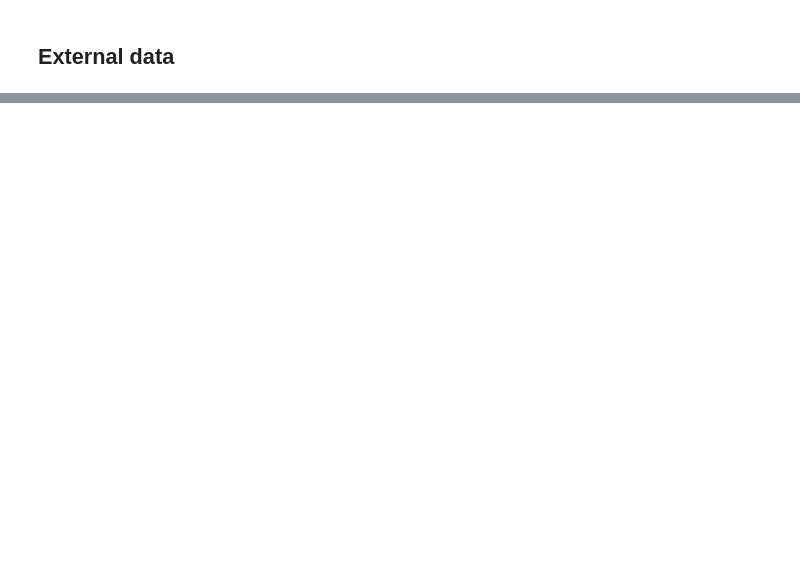
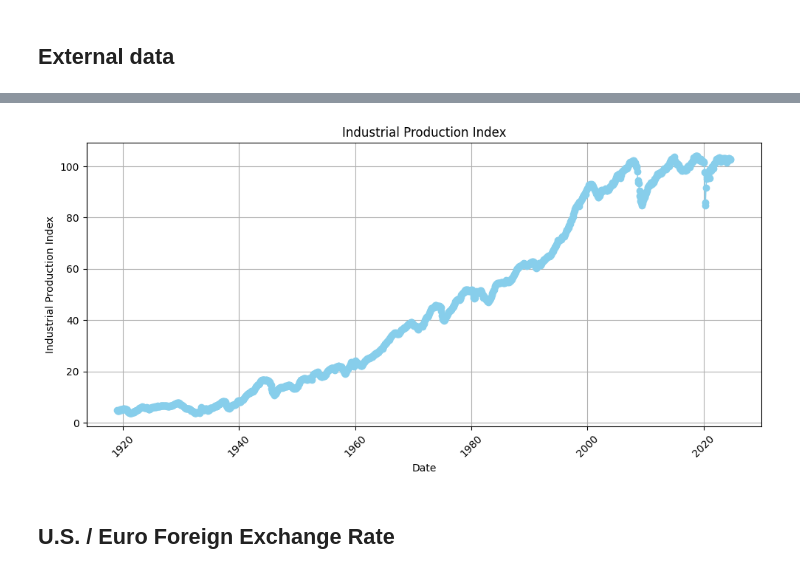
Before and after one commit to DegaregeN/Time-series-data-modeling-, a Jupyter notebook: notebooks/01-data-preprocessing.ipynb, the cells around one changed output, grey strips where cells are left out. Saved outputs shown, nothing was run; the diff lists cells and outputs as text; code cells hidden in the pictures; blank space fills up the shorter version.

```diff
--- a/notebooks/01-data-preprocessing.ipynb
+++ b/notebooks/01-data-preprocessing.ipynb
@@ -297,0 +201,3 @@ plt.show()
+# %%
+IPI_DF = pd.read_csv('../data/external/INDPRO.csv')
+IPI_DF
@@ -297,0 +218,18 @@ plt.show()
+# %%
+# Convert 'DATE' to datetime format
+IPI_DF['DATE'] = pd.to_datetime(IPI_DF['DATE'])
+
+# Plotting
+plt.figure(figsize=(10, 5))
+plt.plot(IPI_DF['DATE'], IPI_DF['INDPRO'], color='skyblue', marker='o', linestyle='-', linewidth=1)
+plt.title('Industrial Production Index')
+plt.xlabel('Date')
+plt.ylabel('Industrial Production Index')
+plt.grid(True)
+plt.xticks(rotation=45)
+plt.tight_layout()
+plt.show()
+# %% [output]
+[figure, added]
+# %% [markdown]
+## U.S. / Euro Foreign Exchange Rate
```
Also changed, not shown: parts of 38 cells of this notebook.
